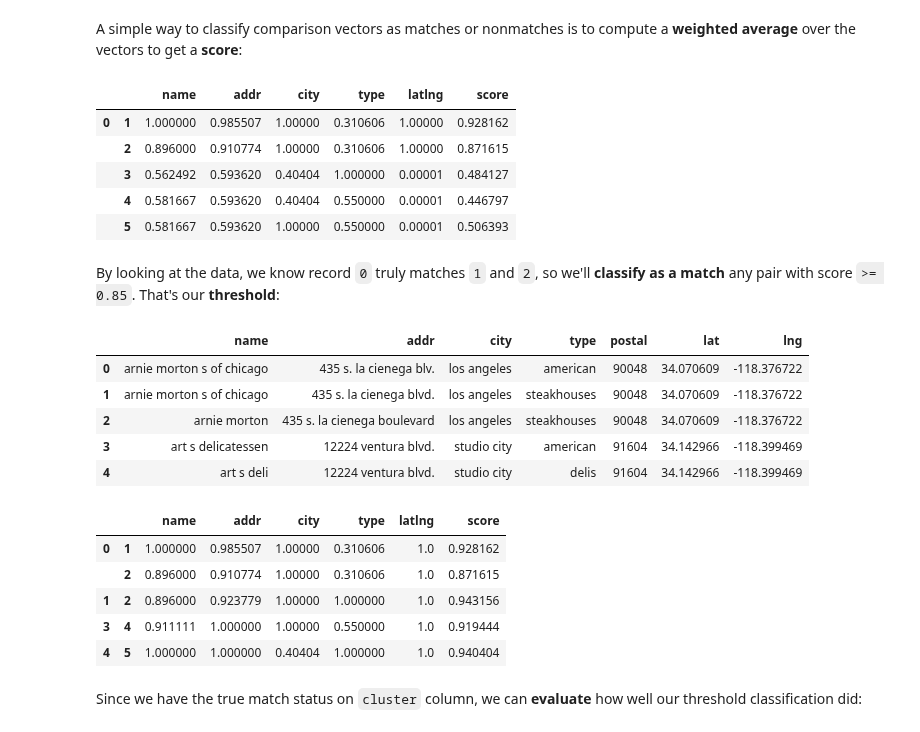
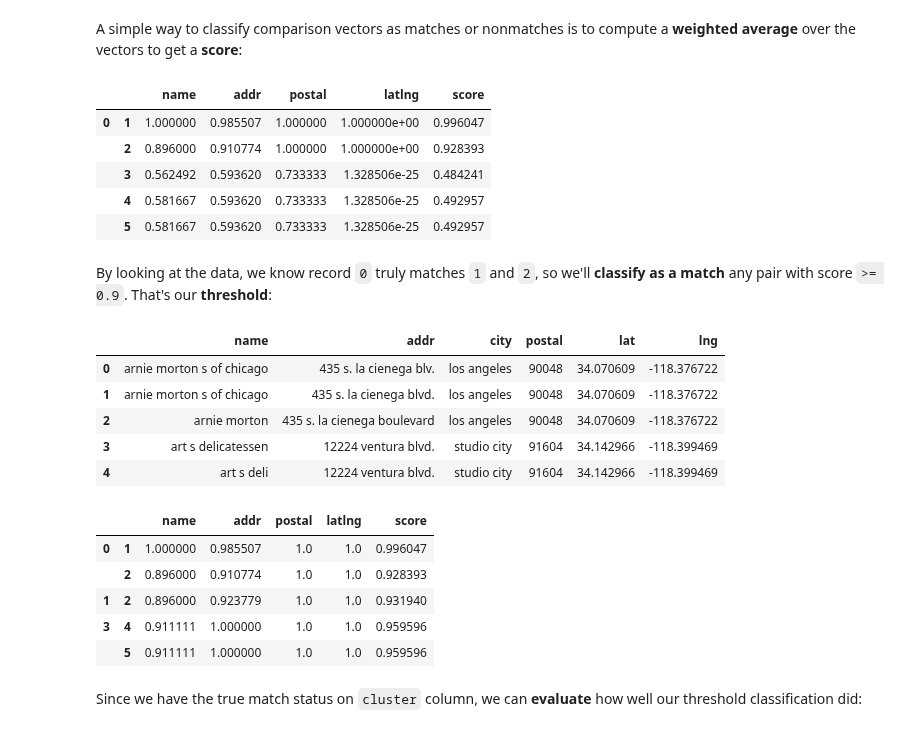
Before and after one commit to vintasoftware/deduplication-slides, a Jupyter notebook: slides-reduced.ipynb, the cells around one changed output. Cells and saved outputs as stored; diff of their text form; code cells hidden in the pictures.

```diff
--- a/slides-reduced.ipynb
+++ b/slides-reduced.ipynb
@@ -194,8 +194,8 @@ import requests
 import geocoder
 
 full_addresses = [
-    "20863 Stevens Creek Blvd., Suite 300, 95015, CUPERTINO, CALIFORNIA, US",
-    "20863 STEVEN CREEK Boulevard STE 330, 95014, Cupertio, CA, USA",
+    "20863 Stevens Creek Blvd., Suite 300, 95015, CUPERTINO, CA, US",
+    "20863 STEVENS CREEK Boulevard STE 330, 95014, Cupertio, CA, USA",
 ]
 
 full_addresses_latlng = []
@@ -273,4 +262,4 @@ The dataset comes with the true matches indicated by the 'cluster' column. We'll
 # %%
-df = df_with_truth.drop(columns=['cluster', 'phone'])
+df = df_with_truth.drop(columns=['cluster', 'phone', 'type'])
 df.head(9)
 # %% [output]
@@ -507,39 +490,39 @@ A simple way to classify comparison vectors as matches or nonmatches is to compu
 # %%
 scores = np.average(
     comparison_vectors.values,
     axis=1,
-    weights=[40, 20, 10, 10, 20])
+    weights=[50, 30, 10, 20])
 scored_comparison_vectors = comparison_vectors.assign(score=scores)
 scored_comparison_vectors.head(5)
 # %% [output]
-|  |  | name | addr | city | type | latlng | score |
-| 0 | 1 | 1.000000 | 0.985507 | 1.00000 | 0.310606 | 1.00000 | 0.928162 |
-|  | 2 | 0.896000 | 0.910774 | 1.00000 | 0.310606 | 1.00000 | 0.871615 |
-|  | 3 | 0.562492 | 0.593620 | 0.40404 | 1.000000 | 0.00001 | 0.484127 |
-|  | 4 | 0.581667 | 0.593620 | 0.40404 | 0.550000 | 0.00001 | 0.446797 |
-|  | 5 | 0.581667 | 0.593620 | 1.00000 | 0.550000 | 0.00001 | 0.506393 |
+|  |  | name | addr | postal | latlng | score |
+| 0 | 1 | 1.000000 | 0.985507 | 1.000000 | 1.000000e+00 | 0.996047 |
+|  | 2 | 0.896000 | 0.910774 | 1.000000 | 1.000000e+00 | 0.928393 |
+|  | 3 | 0.562492 | 0.593620 | 0.733333 | 1.328506e-25 | 0.484241 |
+|  | 4 | 0.581667 | 0.593620 | 0.733333 | 1.328506e-25 | 0.492957 |
+|  | 5 | 0.581667 | 0.593620 | 0.733333 | 1.328506e-25 | 0.492957 |
 # %% [markdown]
-By looking at the data, we know record `0` truly matches `1` and `2`, so we'll **classify as a match** any pair with score `>= 0.85`. That's our **threshold**:
+By looking at the data, we know record `0` truly matches `1` and `2`, so we'll **classify as a match** any pair with score `>= 0.9`. That's our **threshold**:
 # %%
 df.head(5)
 # %% [output]
-|  | name | addr | city | type | postal | lat | lng |
-| 0 | arnie morton s of chicago | 435 s. la cienega blv. | los angeles | american | 90048 | 34.070609 | -118.376722 |
-| 1 | arnie morton s of chicago | 435 s. la cienega blvd. | los angeles | steakhouses | 90048 | 34.070609 | -118.376722 |
-| 2 | arnie morton | 435 s. la cienega boulevard | los angeles | steakhouses | 90048 | 34.070609 | -118.376722 |
-| 3 | art s delicatessen | 12224 ventura blvd. | studio city | american | 91604 | 34.142966 | -118.399469 |
-| 4 | art s deli | 12224 ventura blvd. | studio city | delis | 91604 | 34.142966 | -118.399469 |
+|  | name | addr | city | postal | lat | lng |
+| 0 | arnie morton s of chicago | 435 s. la cienega blv. | los angeles | 90048 | 34.070609 | -118.376722 |
+| 1 | arnie morton s of chicago | 435 s. la cienega blvd. | los angeles | 90048 | 34.070609 | -118.376722 |
+| 2 | arnie morton | 435 s. la cienega boulevard | los angeles | 90048 | 34.070609 | -118.376722 |
+| 3 | art s delicatessen | 12224 ventura blvd. | studio city | 91604 | 34.142966 | -118.399469 |
+| 4 | art s deli | 12224 ventura blvd. | studio city | 91604 | 34.142966 | -118.399469 |
 # %%
 matches = scored_comparison_vectors[
-    scored_comparison_vectors['score'] >= 0.87]
+    scored_comparison_vectors['score'] >= 0.9]
 matches.head(5)
 # %% [output]
-|  |  | name | addr | city | type | latlng | score |
-| 0 | 1 | 1.000000 | 0.985507 | 1.00000 | 0.310606 | 1.0 | 0.928162 |
-|  | 2 | 0.896000 | 0.910774 | 1.00000 | 0.310606 | 1.0 | 0.871615 |
-| 1 | 2 | 0.896000 | 0.923779 | 1.00000 | 1.000000 | 1.0 | 0.943156 |
-| 3 | 4 | 0.911111 | 1.000000 | 1.00000 | 0.550000 | 1.0 | 0.919444 |
-| 4 | 5 | 1.000000 | 1.000000 | 0.40404 | 1.000000 | 1.0 | 0.940404 |
+|  |  | name | addr | postal | latlng | score |
+| 0 | 1 | 1.000000 | 0.985507 | 1.0 | 1.0 | 0.996047 |
+|  | 2 | 0.896000 | 0.910774 | 1.0 | 1.0 | 0.928393 |
+| 1 | 2 | 0.896000 | 0.923779 | 1.0 | 1.0 | 0.931940 |
+| 3 | 4 | 0.911111 | 1.000000 | 1.0 | 1.0 | 0.959596 |
+|  | 5 | 0.911111 | 1.000000 | 1.0 | 1.0 | 0.959596 |
 # %% [markdown]
 Since we have the true match status on `cluster` column, we can **evaluate** how well our threshold classification did:
 # %%
```
Also changed, not shown: parts of 45 cells of this notebook, 4 other files.
